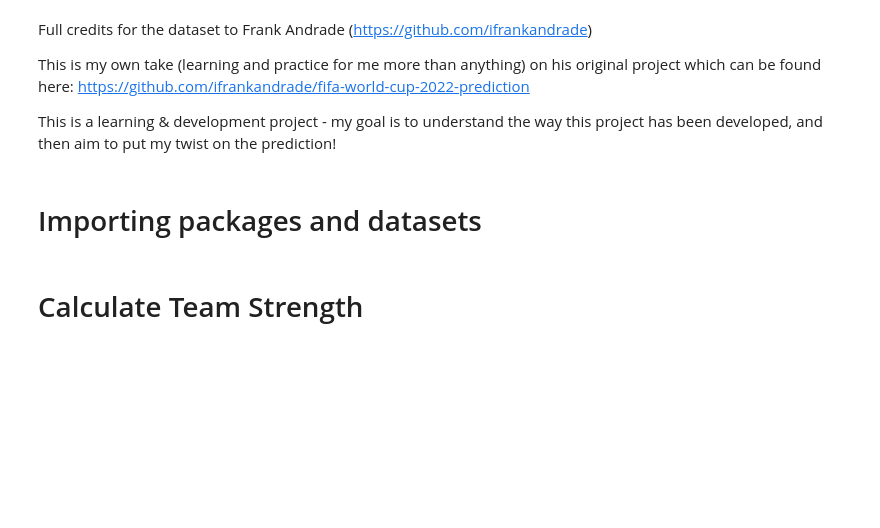
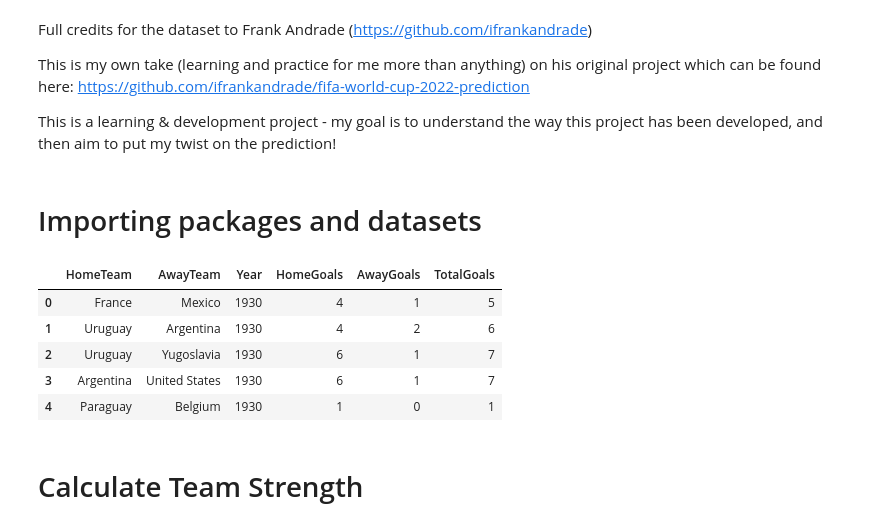
Before and after one commit to mjdup77/World-Cup-Predictor, a Jupyter notebook: FIFA WC 22.ipynb, the cells around one changed output. Saved outputs shown, nothing was run; the diff lists cells and outputs as text; code cells hidden in the pictures; blank space fills up the shorter version.

```diff
--- a/FIFA WC 22.ipynb
+++ b/FIFA WC 22.ipynb
@@ -21,6 +21,15 @@ from string import ascii_uppercase as alphabet
 dict_table = pickle.load(open('/Users/penneo/Downloads/dict_table','rb'))
 df_historical_data = pd.read_csv('/Users/penneo/Downloads/clean_fifa_worldcup_matches.csv')
 df_fixture = pd.read_csv('/Users/penneo/Downloads/clean_fifa_worldcup_fixture.csv')
+# %%
+df_historical_data.head(5)
+# %% [output]
+|  | HomeTeam | AwayTeam | Year | HomeGoals | AwayGoals | TotalGoals |
+| 0 | France | Mexico | 1930 | 4 | 1 | 5 |
+| 1 | Uruguay | Argentina | 1930 | 4 | 2 | 6 |
+| 2 | Uruguay | Yugoslavia | 1930 | 6 | 1 | 7 |
+| 3 | Argentina | United States | 1930 | 6 | 1 | 7 |
+| 4 | Paraguay | Belgium | 1930 | 1 | 0 | 1 |
 # %% [markdown]
 # Calculate Team Strength
 # %%
```
Also changed, not shown: parts of 11 cells of this notebook.
